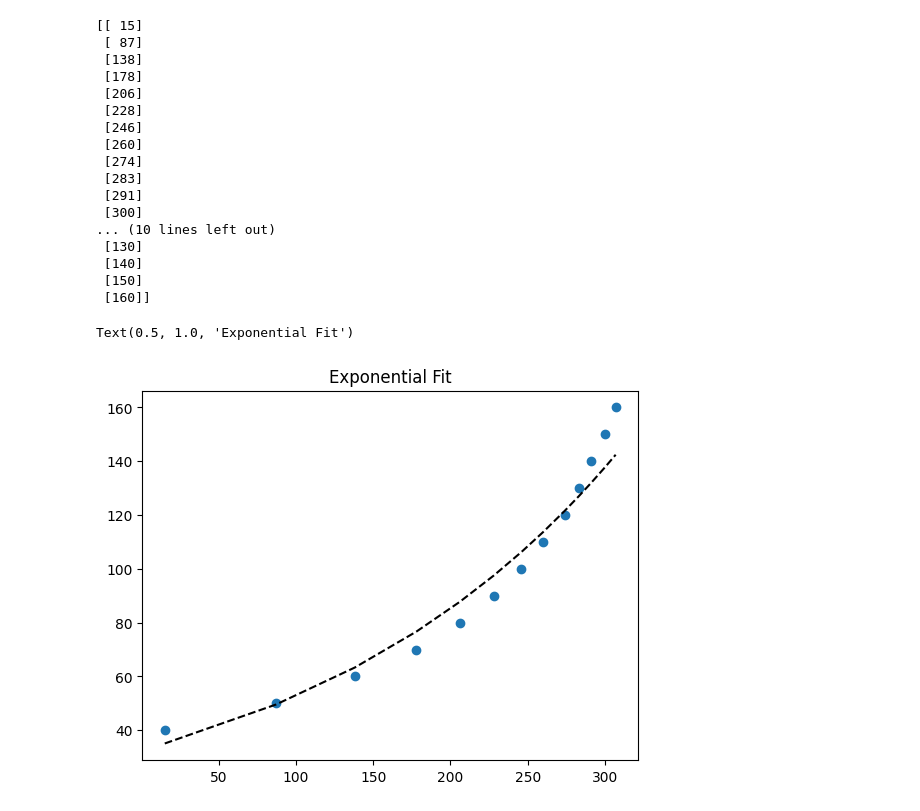
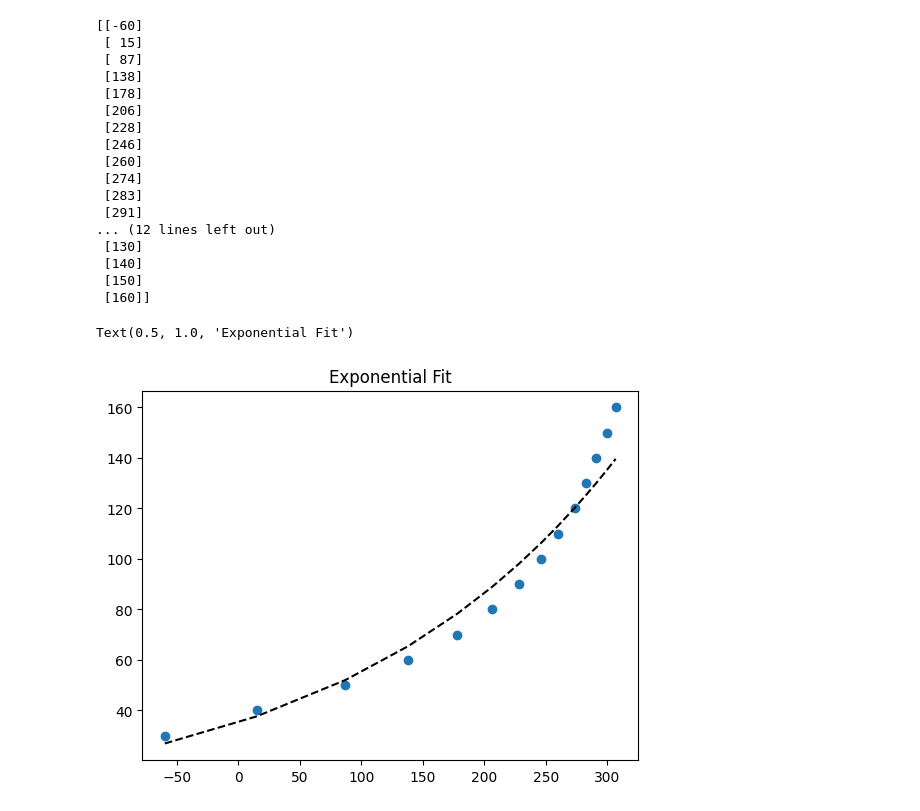
Before and after one commit to JakubSlof/Teddy-bear-detection, a Jupyter notebook: test.ipynb, the cells around one changed output. Drawn from its saved outputs; the diff is of its cells as text; code cells hidden in the pictures.

```diff
--- a/test.ipynb
+++ b/test.ipynb
@@ -28,40 +28,40 @@ def generate_data(func, *args, jitter=0):
     return xs, ys
 transformer = FunctionTransformer(np.log, validate=True)
 # Data
-x_samp = np.array([15,87,138,178,206,228,246,260,274,283,291,300,307])
-y_samp = np.array([40,50,60,70,80,90,100,110,120,130,140,150,160])
+x_samp = np.array([-60,15,87,138,178,206,228,246,260,274,283,291,300,307])
+y_samp = np.array([30,40,50,60,70,80,90,100,110,120,130,140,150,160])
 x_samp = x_samp.reshape(-1, 1)
 y_samp = y_samp.reshape(-1, 1)
 y_trans = transformer.fit_transform(y_samp)             # 1
 print(x_samp)
 print('bsdhbfiufbe',y_samp)
 # Regression
 regressor = LinearRegression()
 results = regressor.fit(x_samp, y_trans)                # 2
 model = results.predict
 y_fit = model(x_samp)
 
 # Visualization
 plt.scatter(x_samp, y_samp)
 plt.plot(x_samp, np.exp(y_fit), "k--", label="Fit")     # 3
 plt.title("Exponential Fit")
 # %% [output]
-[[ 15]
+[[-60]
+ [ 15]
  [ 87]
  [138]
  [178]
  [206]
  [228]
  [246]
  [260]
  [274]
  [283]
  [291]
- [300]
-... (10 lines left out)
+... (12 lines left out)
  [130]
  [140]
  [150]
  [160]]
 Text(0.5, 1.0, 'Exponential Fit')
-[figure, old version]
+[figure, new version]
```
Also changed, not shown: 5 other files.
